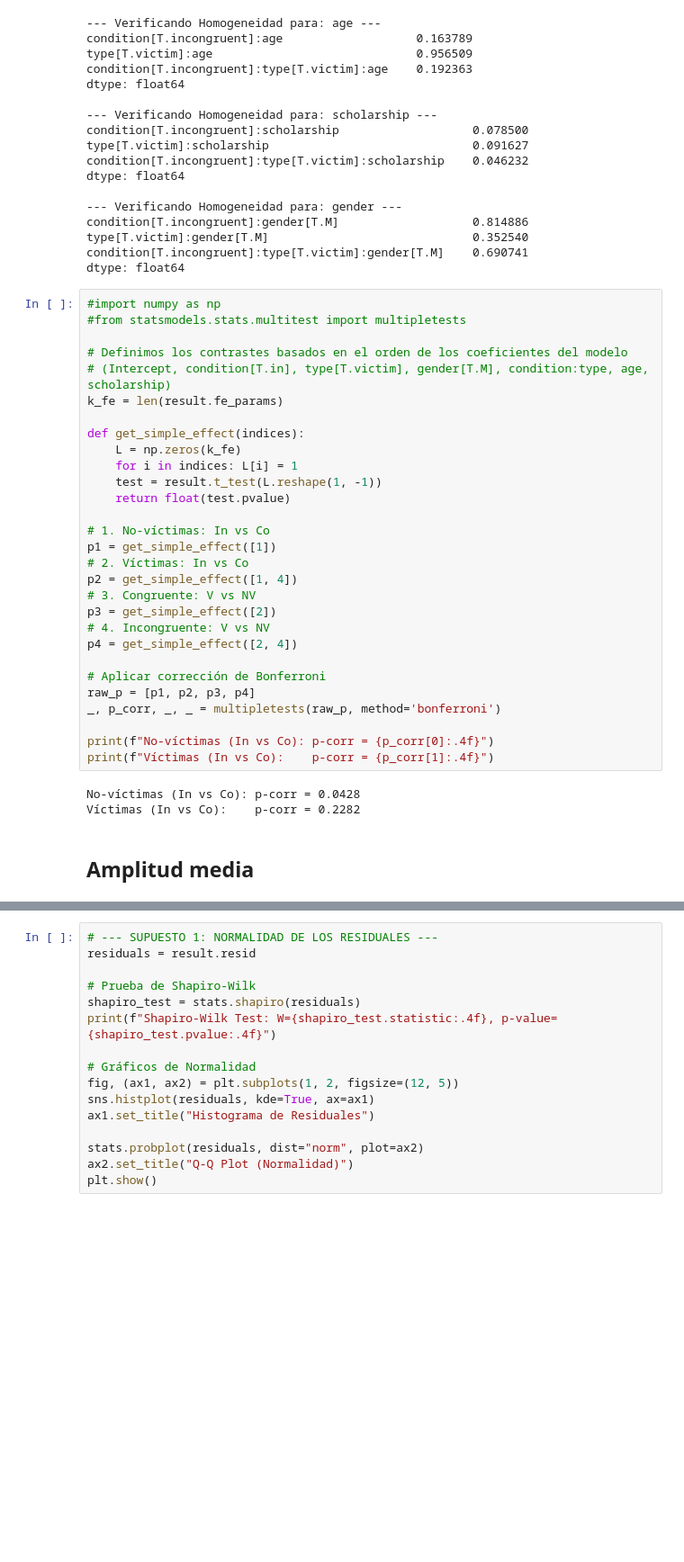
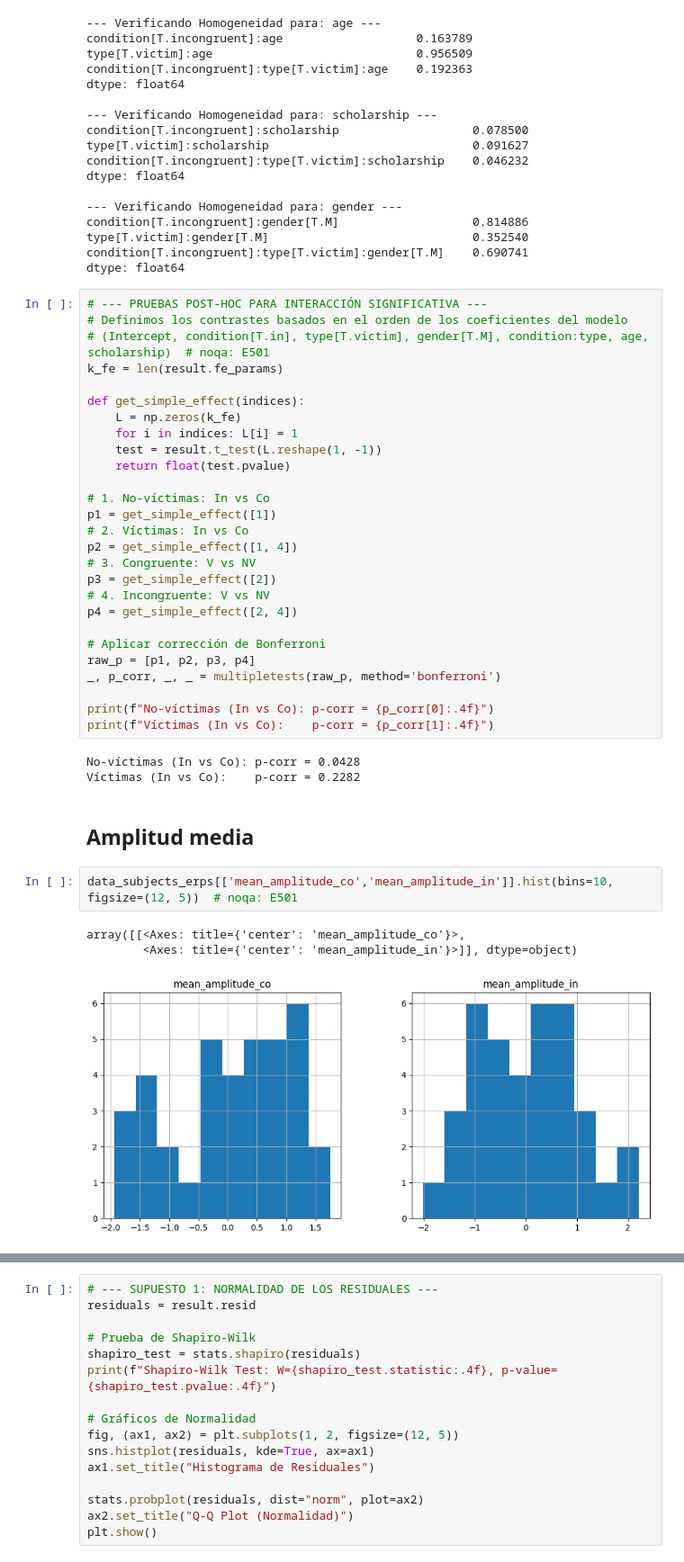
Before and after one commit to jhquiza/iat-eeg, a Jupyter notebook: erp/pruebas-hipotesis.ipynb, the cells around one changed output, grey strips where cells are left out. Shown at 90% size. Drawn from its saved outputs; the diff is of its cells as text; blank space fills up the shorter version.

Commit message:
Se completa análisis estadístico en notebook pruebas-hipotesis.

```diff
--- a/erp/pruebas-hipotesis.ipynb
+++ b/erp/pruebas-hipotesis.ipynb
@@ -188,11 +219,9 @@ type[T.victim]:gender[T.M]                             0.352540
 condition[T.incongruent]:type[T.victim]:gender[T.M]    0.690741
 dtype: float64
 # %%
-#import numpy as np
-#from statsmodels.stats.multitest import multipletests
-
+# --- PRUEBAS POST-HOC PARA INTERACCIÓN SIGNIFICATIVA ---
 # Definimos los contrastes basados en el orden de los coeficientes del modelo
-# (Intercept, condition[T.in], type[T.victim], gender[T.M], condition:type, age, scholarship)
+# (Intercept, condition[T.in], type[T.victim], gender[T.M], condition:type, age, scholarship)  # noqa: E501
 k_fe = len(result.fe_params)
 
 def get_simple_effect(indices):
@@ -221,5 +250,11 @@ No-víctimas (In vs Co): p-corr = 0.0428
 Víctimas (In vs Co):    p-corr = 0.2282
 # %% [markdown]
 ## Amplitud media
+# %%
+data_subjects_erps[['mean_amplitude_co','mean_amplitude_in']].hist(bins=10, figsize=(12, 5))  # noqa: E501
+# %% [output]
+array([[<Axes: title={'center': 'mean_amplitude_co'}>,
+        <Axes: title={'center': 'mean_amplitude_in'}>]], dtype=object)
+[figure, added]
 # %%
 # 2. Transformar de formato ancho (wide) a largo (long)
```
Also changed, not shown: parts of 15 cells of this notebook.
